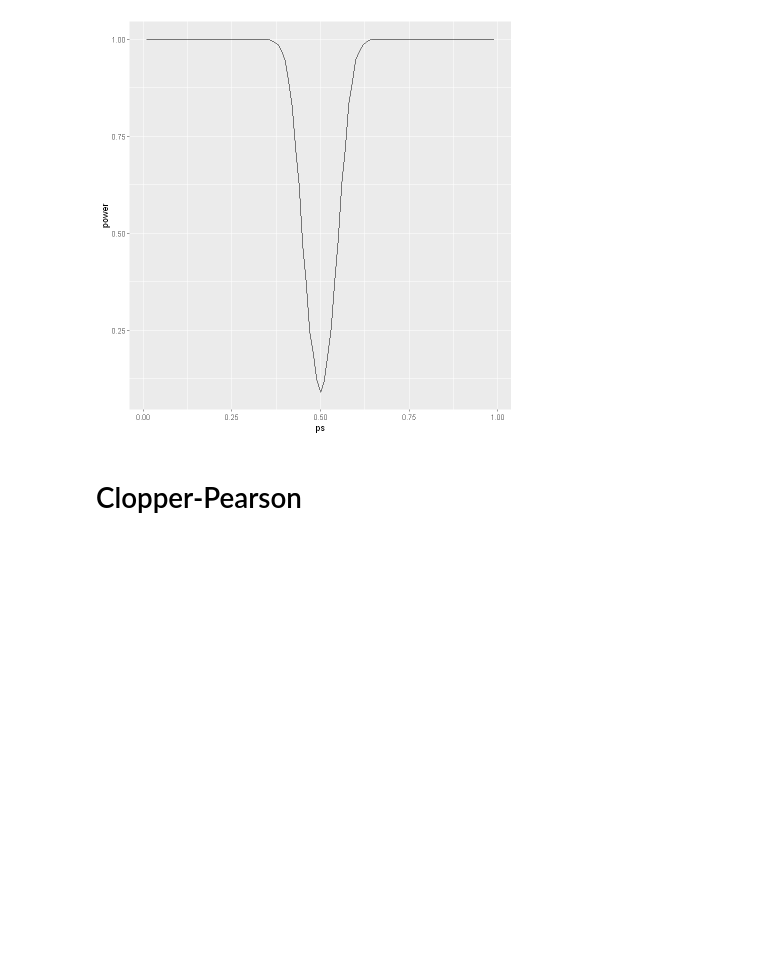
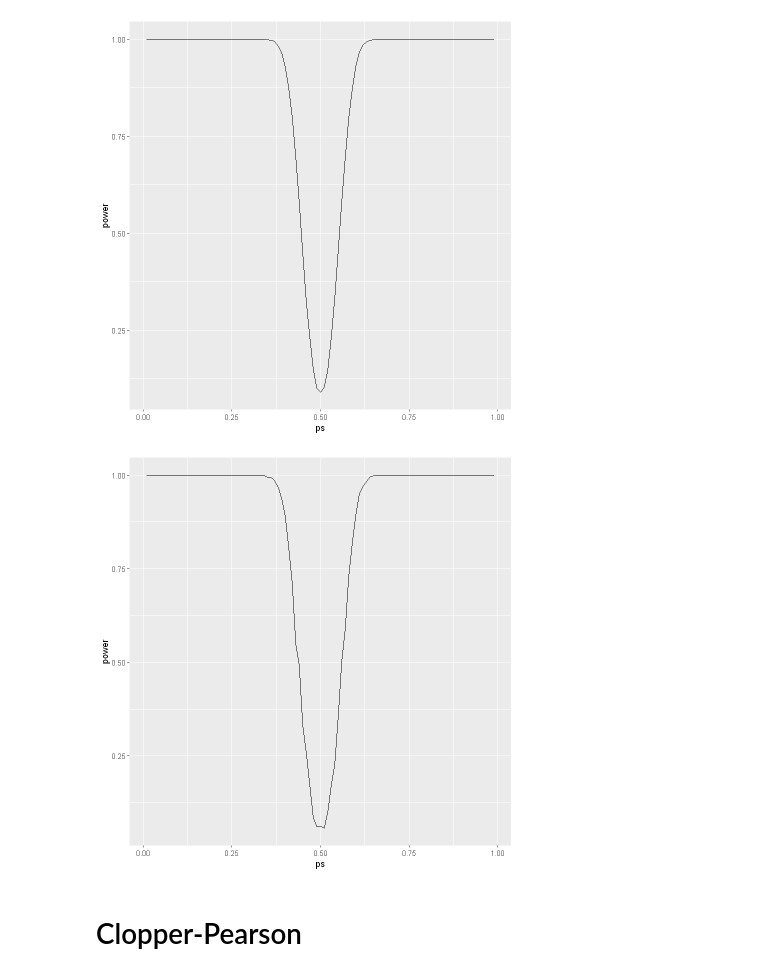
Before and after one commit to mweuro/Sprawozdanie_2_PS, a Jupyter notebook: Malec.ipynb, the cells around one changed output. Drawn from its saved outputs; the diff is of its cells as text; code cells hidden in the pictures; blank space fills up the shorter version.

```diff
--- a/Malec.ipynb
+++ b/Malec.ipynb
@@ -25,6 +26,24 @@ for (p in ps) {
 ggplot() + geom_line(aes(ps, power))
 # %% [output]
 [figure]
+# %%
+n <- 250
+p0 <- 0.5
+alpha <- 0.05
+N <- 1000
+ps <- seq(0.01, 0.99, 0.01)
+power <- c()
+
+for (p in ps) {
+    S <- rbinom(N, prob=p, size=n)
+    intervals <- BinomCI(S, n, method="wilson")
+    tests <- intervals[,2] < p0  &  p0 < intervals[,3]
+    power <- append(power, 1 - sum(tests) / N)
+}
+
+ggplot() + geom_line(aes(ps, power))
+# %% [output]
+[figure, added]
 # %% [markdown]
 # Clopper-Pearson
 # %%
```
Also changed, not shown: parts of 6 cells of this notebook.
